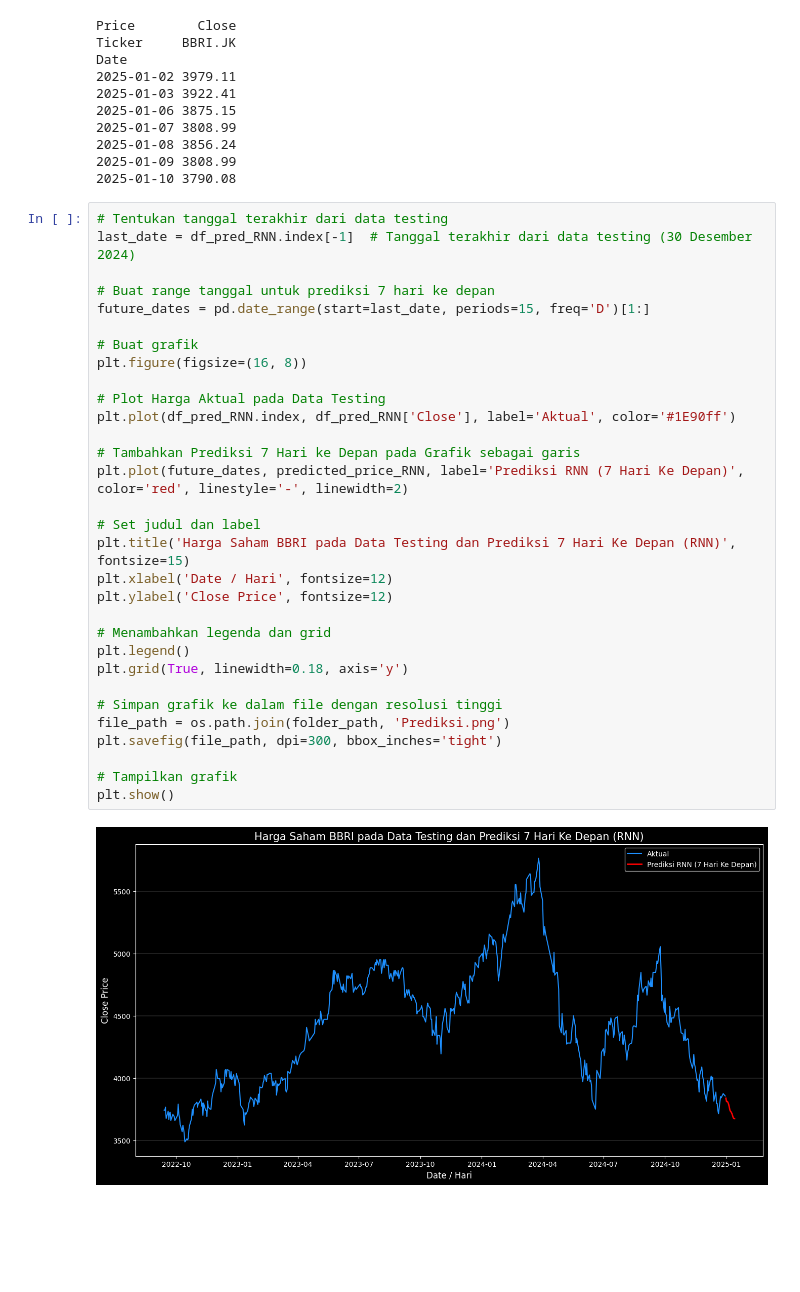
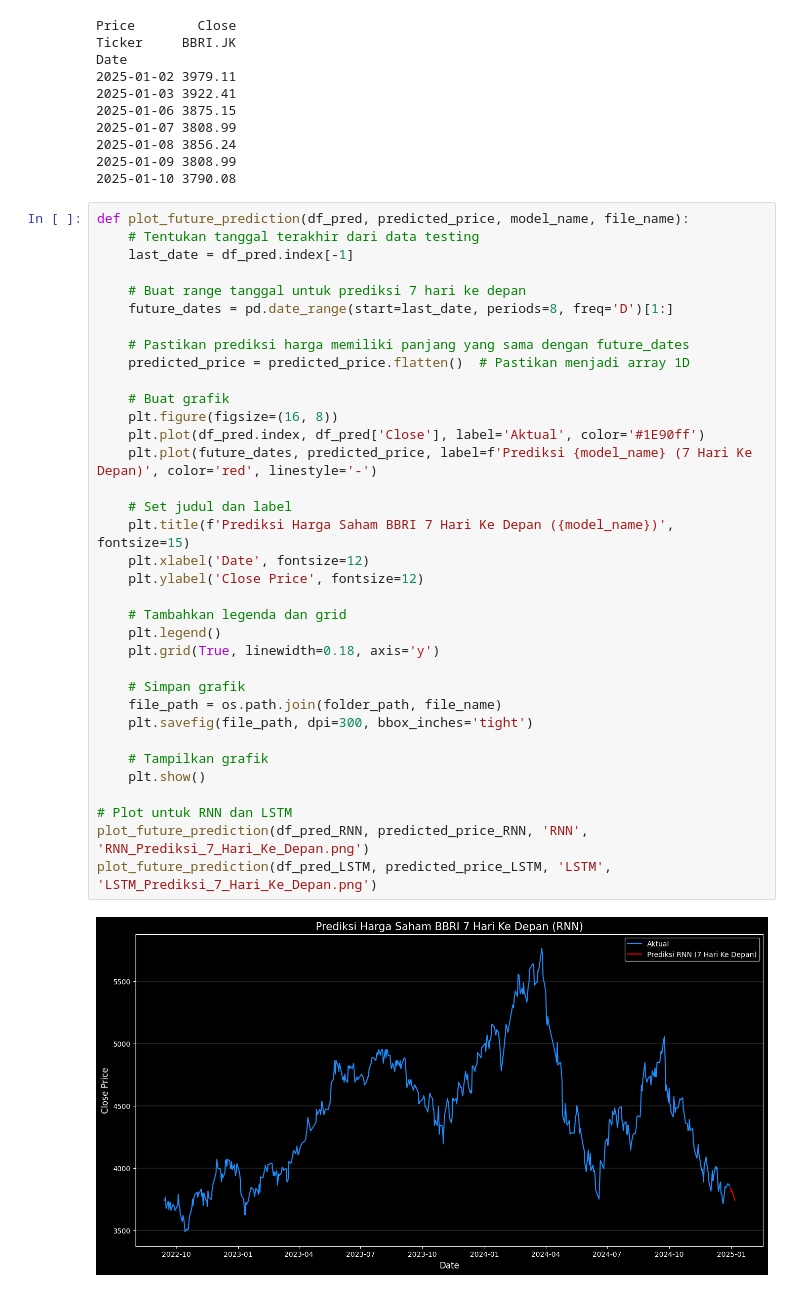
Before and after one commit to vinz25-coder/Prediksi_Saham_RNN-LSTM, a Jupyter notebook: (2)Load_Best_Model.ipynb, the cells around one changed output. Drawn from its saved outputs; the diff is of its cells as text; blank space fills up the shorter version.

```diff
--- a/(2)Load_Best_Model.ipynb
+++ b/(2)Load_Best_Model.ipynb
@@ -564,35 +568,39 @@ Date
 2025-01-09 3808.99
 2025-01-10 3790.08
 # %%
-# Tentukan tanggal terakhir dari data testing
-last_date = df_pred_RNN.index[-1]  # Tanggal terakhir dari data testing (30 Desember 2024)
+def plot_future_prediction(df_pred, predicted_price, model_name, file_name):
+    # Tentukan tanggal terakhir dari data testing
+    last_date = df_pred.index[-1]
 
-# Buat range tanggal untuk prediksi 7 hari ke depan
-future_dates = pd.date_range(start=last_date, periods=15, freq='D')[1:]
+    # Buat range tanggal untuk prediksi 7 hari ke depan
+    future_dates = pd.date_range(start=last_date, periods=8, freq='D')[1:]
 
-# Buat grafik
-plt.figure(figsize=(16, 8))
+    # Pastikan prediksi harga memiliki panjang yang sama dengan future_dates
+    predicted_price = predicted_price.flatten()  # Pastikan menjadi array 1D
 
-# Plot Harga Aktual pada Data Testing
-plt.plot(df_pred_RNN.index, df_pred_RNN['Close'], label='Aktual', color='#1E90ff')
+    # Buat grafik
+    plt.figure(figsize=(16, 8))
+    plt.plot(df_pred.index, df_pred['Close'], label='Aktual', color='#1E90ff')
+    plt.plot(future_dates, predicted_price, label=f'Prediksi {model_name} (7 Hari Ke Depan)', color='red', linestyle='-')
 
-# Tambahkan Prediksi 7 Hari ke Depan pada Grafik sebagai garis
-plt.plot(future_dates, predicted_price_RNN, label='Prediksi RNN (7 Hari Ke Depan)', color='red', linestyle='-', linewidth=2)
+    # Set judul dan label
+    plt.title(f'Prediksi Harga Saham BBRI 7 Hari Ke Depan ({model_name})', fontsize=15)
+    plt.xlabel('Date', fontsize=12)
+    plt.ylabel('Close Price', fontsize=12)
 
-# Set judul dan label
-plt.title('Harga Saham BBRI pada Data Testing dan Prediksi 7 Hari Ke Depan (RNN)', fontsize=15)
-plt.xlabel('Date / Hari', fontsize=12)
-plt.ylabel('Close Price', fontsize=12)
+    # Tambahkan legenda dan grid
+    plt.legend()
+    plt.grid(True, linewidth=0.18, axis='y')
 
-# Menambahkan legenda dan grid
-plt.legend()
-plt.grid(True, linewidth=0.18, axis='y')
+    # Simpan grafik
+    file_path = os.path.join(folder_path, file_name)
+    plt.savefig(file_path, dpi=300, bbox_inches='tight')
 
-# Simpan grafik ke dalam file dengan resolusi tinggi
-file_path = os.path.join(folder_path, 'Prediksi.png')
-plt.savefig(file_path, dpi=300, bbox_inches='tight')
+    # Tampilkan grafik
+    plt.show()
 
-# Tampilkan grafik
-plt.show()
+# Plot untuk RNN dan LSTM
+plot_future_prediction(df_pred_RNN, predicted_price_RNN, 'RNN', 'RNN_Prediksi_7_Hari_Ke_Depan.png')
+plot_future_prediction(df_pred_LSTM, predicted_price_LSTM, 'LSTM', 'LSTM_Prediksi_7_Hari_Ke_Depan.png')
 # %% [output]
-[figure, old version]
+[figure, new version]
```
Also changed, not shown: parts of 4 cells of this notebook.
